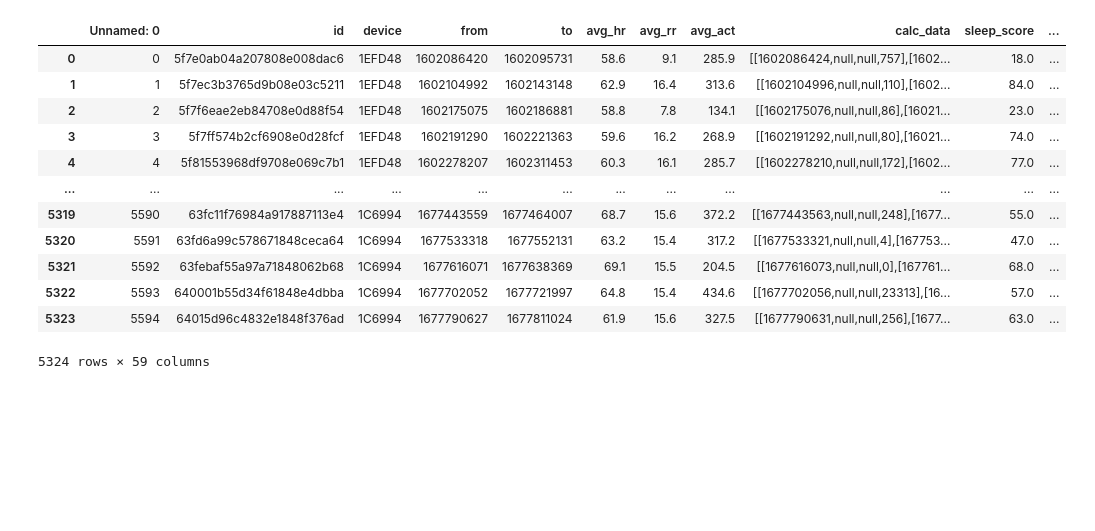
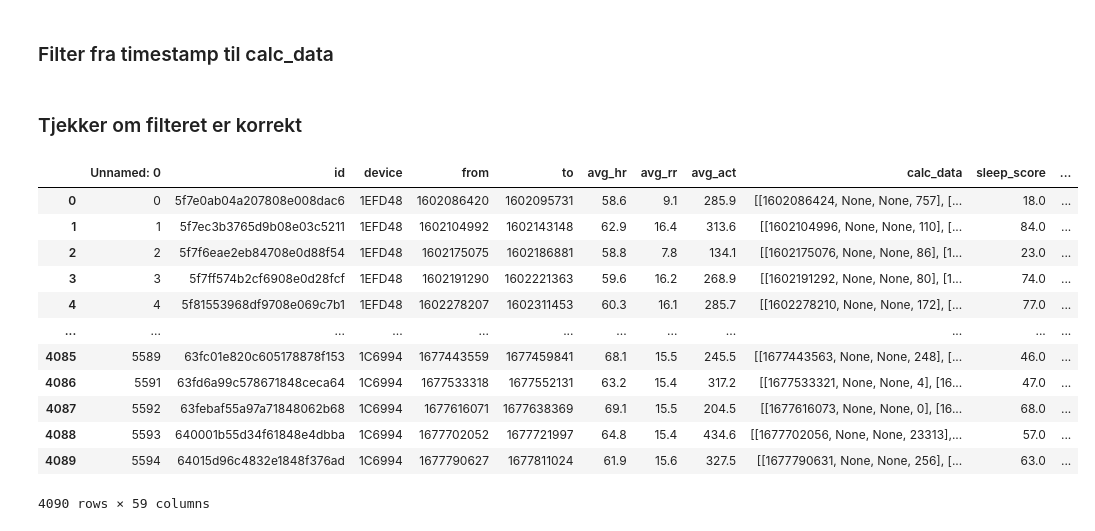
Before and after one commit to MathiasKirk/Projekt_Kandidat2, a Jupyter notebook: AnalyseCalc_Sleep.ipynb, the cells around one changed output. Saved outputs shown, nothing was run; the diff lists cells and outputs as text; code cells hidden in the pictures; blank space fills up the shorter version.

```diff
--- a/AnalyseCalc_Sleep.ipynb
+++ b/AnalyseCalc_Sleep.ipynb
@@ -4,8 +4,8 @@ import numpy as np
 import json
 # Show all columns
 pd.set_option('display.max_columns', None)
-# data = pd.read_csv('C:/Users/mathi/OneDrive/Skrivebord/2_Sem_Kand/Projekt_Kandidat2/DataPrep.csv')
+# data = pd.read_csv('C:/Users/mathi/OneDrive/Skrivebord/2_Sem_Kand/Projekt_Kandidat2/Projekt_Kandidat2/dataNew.csv')
 # Do not show the full lists of values in the columns
-pd.set_option('display.max_colwidth', 100)
+pd.set_option('display.max_colwidth', 50)
 
 # data
@@ -67,0 +70,2 @@ data.to_csv('data.csv', index=False)
+# %% [markdown]
+### Filter fra timestamp til calc_data
@@ -67,0 +102,2 @@ data.to_csv('data.csv', index=False)
+# %% [markdown]
+### Tjekker om filteret er korrekt
@@ -68,21 +110,17 @@ data.to_csv('data.csv', index=False)
 # %%
-data = pd.read_csv('C:/Users/mathi/OneDrive/Skrivebord/2_Sem_Kand/Projekt_Kandidat2/Projekt_Kandidat2/data.csv')
+data = pd.read_csv('C:/Users/mathi/OneDrive/Skrivebord/2_Sem_Kand/Projekt_Kandidat2/Projekt_Kandidat2/dataNew.csv')
 data
-
-# # # Print all the timestamps for one row
-# print(data['sleep_data'][3])     # Tjekker at data passer
-# print(data['timestamps'][3])
 # %% [output]
 |  | Unnamed: 0 | id | device | from | to | avg_hr | avg_rr | avg_act | calc_data | sleep_score | ... |
-| 0 | 0 | 5f7e0ab04a207808e008dac6 | 1EFD48 | 1602086420 | 1602095731 | 58.6 | 9.1 | 285.9 | [[1602086424,null,null,757],[1602... | 18.0 | ... |
-| 1 | 1 | 5f7ec3b3765d9b08e03c5211 | 1EFD48 | 1602104992 | 1602143148 | 62.9 | 16.4 | 313.6 | [[1602104996,null,null,110],[1602... | 84.0 | ... |
-| 2 | 2 | 5f7f6eae2eb84708e0d88f54 | 1EFD48 | 1602175075 | 1602186881 | 58.8 | 7.8 | 134.1 | [[1602175076,null,null,86],[16021... | 23.0 | ... |
-| 3 | 3 | 5f7ff574b2cf6908e0d28fcf | 1EFD48 | 1602191290 | 1602221363 | 59.6 | 16.2 | 268.9 | [[1602191292,null,null,80],[16021... | 74.0 | ... |
-| 4 | 4 | 5f81553968df9708e069c7b1 | 1EFD48 | 1602278207 | 1602311453 | 60.3 | 16.1 | 285.7 | [[1602278210,null,null,172],[1602... | 77.0 | ... |
+| 0 | 0 | 5f7e0ab04a207808e008dac6 | 1EFD48 | 1602086420 | 1602095731 | 58.6 | 9.1 | 285.9 | [[1602086424, None, None, 757], [... | 18.0 | ... |
+| 1 | 1 | 5f7ec3b3765d9b08e03c5211 | 1EFD48 | 1602104992 | 1602143148 | 62.9 | 16.4 | 313.6 | [[1602104996, None, None, 110], [... | 84.0 | ... |
+| 2 | 2 | 5f7f6eae2eb84708e0d88f54 | 1EFD48 | 1602175075 | 1602186881 | 58.8 | 7.8 | 134.1 | [[1602175076, None, None, 86], [1... | 23.0 | ... |
+| 3 | 3 | 5f7ff574b2cf6908e0d28fcf | 1EFD48 | 1602191290 | 1602221363 | 59.6 | 16.2 | 268.9 | [[1602191292, None, None, 80], [1... | 74.0 | ... |
+| 4 | 4 | 5f81553968df9708e069c7b1 | 1EFD48 | 1602278207 | 1602311453 | 60.3 | 16.1 | 285.7 | [[1602278210, None, None, 172], [... | 77.0 | ... |
 | ... | ... | ... | ... | ... | ... | ... | ... | ... | ... | ... | ... |
-| 5319 | 5590 | 63fc11f76984a917887113e4 | 1C6994 | 1677443559 | 1677464007 | 68.7 | 15.6 | 372.2 | [[1677443563,null,null,248],[1677... | 55.0 | ... |
-| 5320 | 5591 | 63fd6a99c578671848ceca64 | 1C6994 | 1677533318 | 1677552131 | 63.2 | 15.4 | 317.2 | [[1677533321,null,null,4],[167753... | 47.0 | ... |
-| 5321 | 5592 | 63febaf55a97a71848062b68 | 1C6994 | 1677616071 | 1677638369 | 69.1 | 15.5 | 204.5 | [[1677616073,null,null,0],[167761... | 68.0 | ... |
-| 5322 | 5593 | 640001b55d34f61848e4dbba | 1C6994 | 1677702052 | 1677721997 | 64.8 | 15.4 | 434.6 | [[1677702056,null,null,23313],[16... | 57.0 | ... |
-| 5323 | 5594 | 64015d96c4832e1848f376ad | 1C6994 | 1677790627 | 1677811024 | 61.9 | 15.6 | 327.5 | [[1677790631,null,null,256],[1677... | 63.0 | ... |
+| 4085 | 5589 | 63fc01e820c605178878f153 | 1C6994 | 1677443559 | 1677459841 | 68.1 | 15.5 | 245.5 | [[1677443563, None, None, 248], [... | 46.0 | ... |
+| 4086 | 5591 | 63fd6a99c578671848ceca64 | 1C6994 | 1677533318 | 1677552131 | 63.2 | 15.4 | 317.2 | [[1677533321, None, None, 4], [16... | 47.0 | ... |
+| 4087 | 5592 | 63febaf55a97a71848062b68 | 1C6994 | 1677616071 | 1677638369 | 69.1 | 15.5 | 204.5 | [[1677616073, None, None, 0], [16... | 68.0 | ... |
+| 4088 | 5593 | 640001b55d34f61848e4dbba | 1C6994 | 1677702052 | 1677721997 | 64.8 | 15.4 | 434.6 | [[1677702056, None, None, 23313],... | 57.0 | ... |
+| 4089 | 5594 | 64015d96c4832e1848f376ad | 1C6994 | 1677790627 | 1677811024 | 61.9 | 15.6 | 327.5 | [[1677790631, None, None, 256], [... | 63.0 | ... |
-5324 rows × 59 columns
+4090 rows × 59 columns
```
Also changed, not shown: parts of 4 cells of this notebook.
